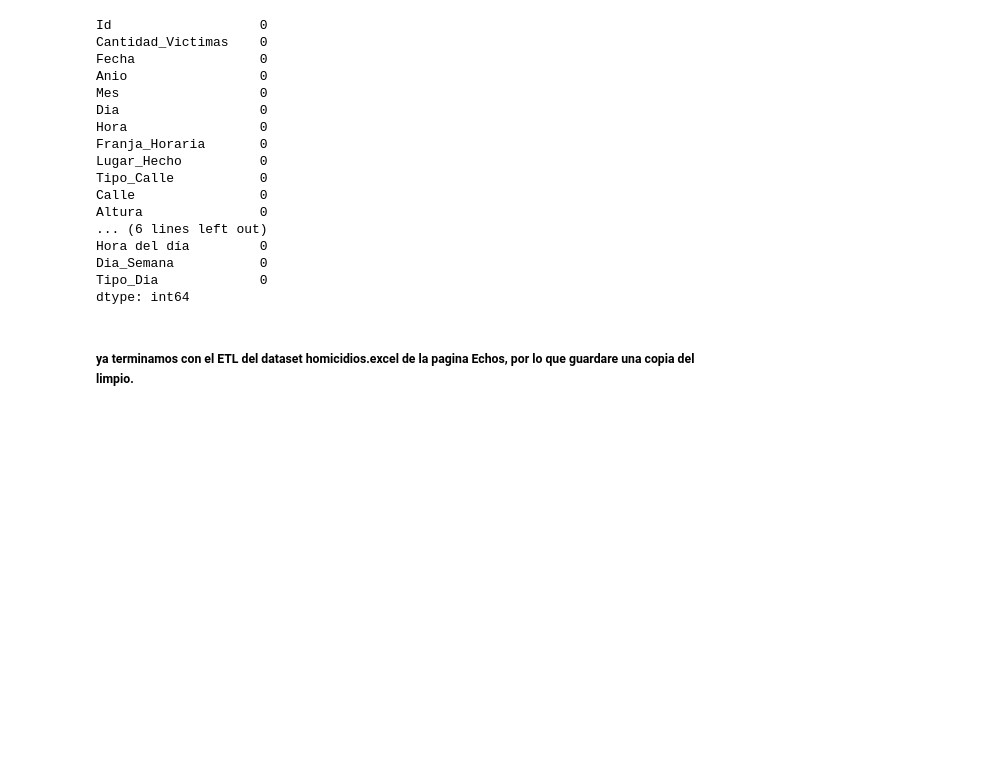
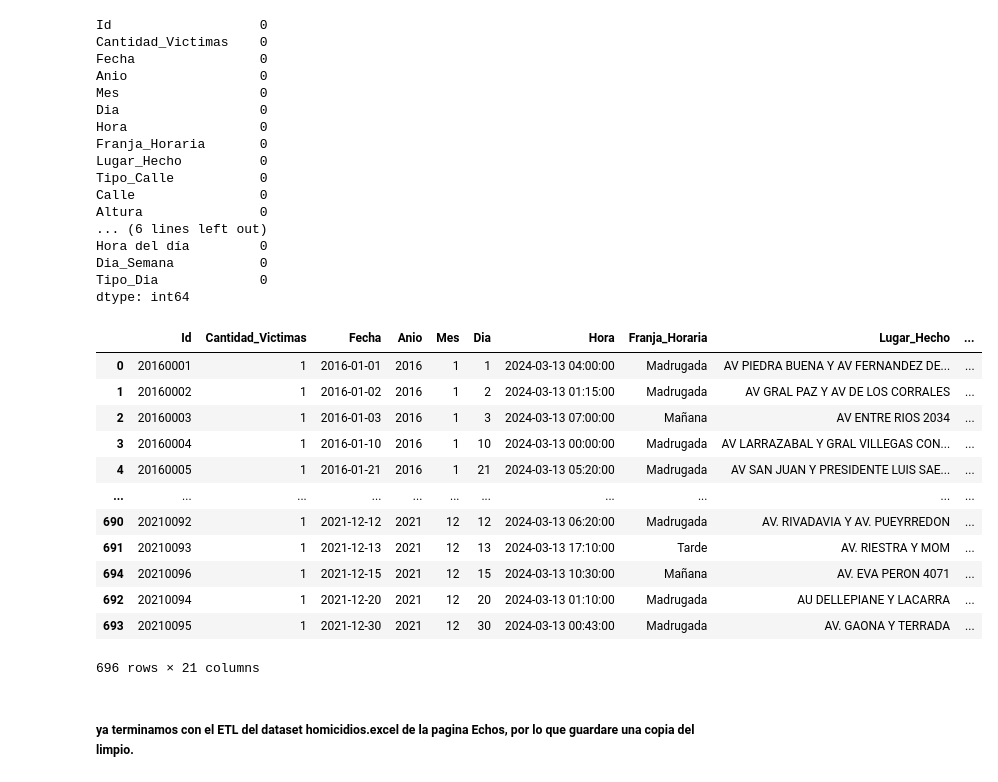
Before and after one commit to Facundo022/PI2_siniestros_viales, a Jupyter notebook: jupyter_notebooks/01_Visualizacion_etl.ipynb, the cells around one changed output. Cells and saved outputs as stored; diff of their text form; code cells hidden in the pictures; blank space fills up the shorter version.

```diff
--- a/jupyter_notebooks/01_Visualizacion_etl.ipynb
+++ b/jupyter_notebooks/01_Visualizacion_etl.ipynb
@@ -314,6 +320,22 @@ Hora del día         0
 Dia_Semana           0
 Tipo_Dia             0
 dtype: int64
+# %%
+homicidios_hechos
+# %% [output]
+|  | Id | Cantidad_Victimas | Fecha | Anio | Mes | Dia | Hora | Franja_Horaria | Lugar_Hecho | ... |
+| 0 | 20160001 | 1 | 2016-01-01 | 2016 | 1 | 1 | 2024-03-13 04:00:00 | Madrugada | AV PIEDRA BUENA Y AV FERNANDEZ DE... | ... |
+| 1 | 20160002 | 1 | 2016-01-02 | 2016 | 1 | 2 | 2024-03-13 01:15:00 | Madrugada | AV GRAL PAZ Y AV DE LOS CORRALES | ... |
+| 2 | 20160003 | 1 | 2016-01-03 | 2016 | 1 | 3 | 2024-03-13 07:00:00 | Mañana | AV ENTRE RIOS 2034 | ... |
+| 3 | 20160004 | 1 | 2016-01-10 | 2016 | 1 | 10 | 2024-03-13 00:00:00 | Madrugada | AV LARRAZABAL Y GRAL VILLEGAS CON... | ... |
+| 4 | 20160005 | 1 | 2016-01-21 | 2016 | 1 | 21 | 2024-03-13 05:20:00 | Madrugada | AV SAN JUAN Y PRESIDENTE LUIS SAE... | ... |
+| ... | ... | ... | ... | ... | ... | ... | ... | ... | ... | ... |
+| 690 | 20210092 | 1 | 2021-12-12 | 2021 | 12 | 12 | 2024-03-13 06:20:00 | Madrugada | AV. RIVADAVIA Y AV. PUEYRREDON | ... |
+| 691 | 20210093 | 1 | 2021-12-13 | 2021 | 12 | 13 | 2024-03-13 17:10:00 | Tarde | AV. RIESTRA Y MOM | ... |
+| 694 | 20210096 | 1 | 2021-12-15 | 2021 | 12 | 15 | 2024-03-13 10:30:00 | Mañana | AV. EVA PERON 4071 | ... |
+| 692 | 20210094 | 1 | 2021-12-20 | 2021 | 12 | 20 | 2024-03-13 01:10:00 | Madrugada | AU DELLEPIANE Y LACARRA | ... |
+| 693 | 20210095 | 1 | 2021-12-30 | 2021 | 12 | 30 | 2024-03-13 00:43:00 | Madrugada | AV. GAONA Y TERRADA | ... |
+696 rows × 21 columns
 # %% [markdown]
 ##### ya terminamos con el ETL del dataset homicidios.excel de la pagina Echos, por lo que guardare una copia del limpio.
 # %%
```
Also changed, not shown: parts of 1 cell of this notebook, 3 other files.
